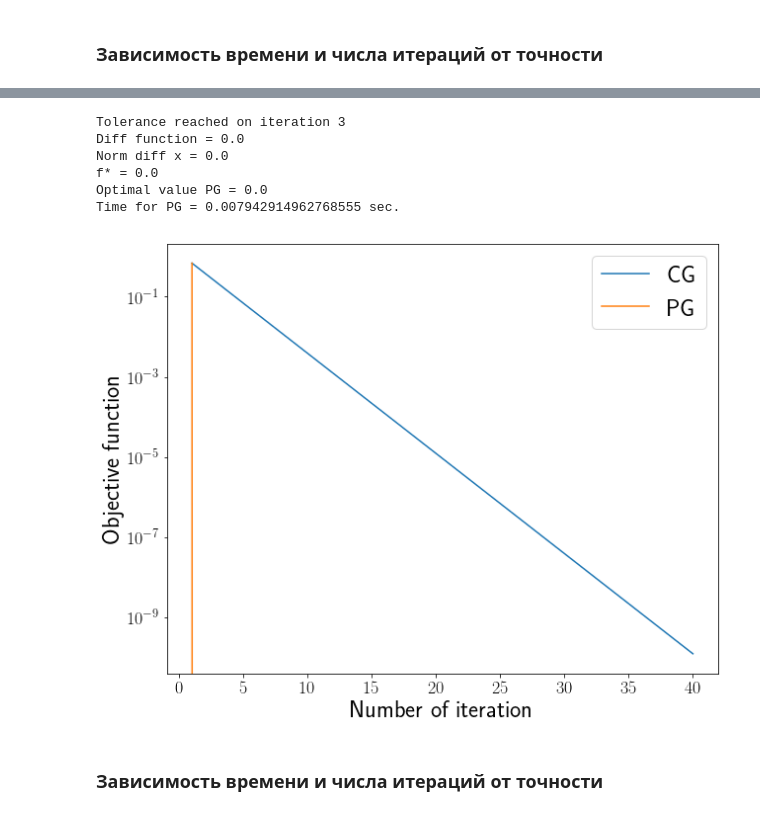
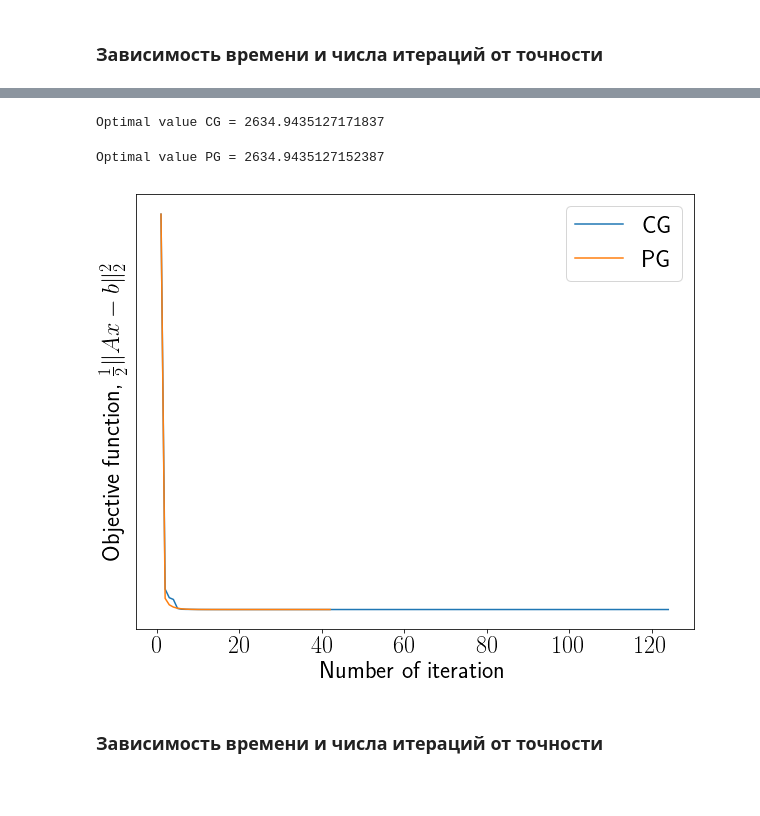
Before and after one commit to amkatrutsa/optimization_course, a Jupyter notebook: 19-SimpleStructureSet/Seminar19.ipynb, the cells around one changed output, grey strips where cells are left out. Drawn from its saved outputs; the diff is of its cells as text; code cells hidden in the pictures; blank space fills up the shorter version.

```diff
--- a/19-SimpleStructureSet/Seminar19.ipynb
+++ b/19-SimpleStructureSet/Seminar19.ipynb
@@ -390,12 +381,12 @@ time_pg = np.zeros(len(eps))
 time_cg = np.zeros(len(eps))
 iter_pg = np.zeros(len(eps))
 iter_cg = np.zeros(len(eps))
-for i, tol in enumerate(eps):
-    pg = ssopt.ProjGD(maxiter=None, tol=tol)
-    res = pg.solve(f, grad_f, projection, x0, {"A": A, "b": b, "disp": -1})
-    time_pg[i] = res["time"]
-    iter_pg[i] = res["num_iter"]
-    cg = ssopt.CondGD(maxiter=None, tol=tol)
-    res = cg.solve(f, grad_f, linsolver, x0, {"A": A, "b": b, "disp": 0})
-    time_cg[i] = res["time"]
-    iter_cg[i] = res["num_iter"]
+pg = cs.ProjectedGD(f, grad, projection)
+cg = cs.FrankWolfe(f, grad, linsolver, ss.Backtracking(rule_type="Armijo", rho=0.5, beta=0.1, init_alpha=1.))
+for i, tol in tqdm(enumerate(eps)):
+    res = %timeit -o -q pg.solve(x0=x0, tol=tol, max_iter=100000)
+    time_pg[i] = res.average
+    iter_pg[i] = len(pg.get_convergence())
+    res = %timeit -o -q cg.solve(x0=x0, tol=tol, max_iter=100000)
+    time_cg[i] = res.average
+    iter_cg[i] = len(cg.get_convergence())
@@ -435,12 +408,6 @@ myplot({"CG":eps, "PG": eps}, {"CG": iter_cg, "PG": iter_pg}, r"Accuracy, $\vare
 & x_i \geq 0
 \end{split}
 \end{equation*}
-# %%
-def f(x, p):
-    return 0.5 * x.dot(p["A"].dot(x))
-
-def grad_f(x, p):
-    return p["A"].dot(x)
 # %%
 def linsolver(gradient):
     x = np.zeros(gradient.shape[0])
@@ -509,27 +443,25 @@ Time for CG = 0.005919933319091797 sec.
-# %%
-pg = ssopt.ProjGD(maxiter=200, tol=1e-10)
-hist_pg = []
-def callback_pg(x):
-    hist_pg.append(x)
-res = pg.solve(f, grad_f, projection, x0, {"A": A, "b": b, "callback": callback_pg, "disp": 0})
-x_pg = res["x"]
-time_pg = res["time"]
-print("Optimal value PG =", f(x_pg, {"A": A, "b": b}))
-print("Time for PG =", time_pg, "sec.")
-# %% [output]
-Tolerance reached on iteration 3
-Diff function = 0.0
-Norm diff x = 0.0
-f* = 0.0
-Optimal value PG = 0.0
-Time for PG = 0.007942914962768555 sec.
+# %%
+x0 = np.random.rand(n)
+x0 = x0 / x0.sum()
+cg = cs.FrankWolfe(f, grad, linsolver, ss.Backtracking(rule_type="Armijo", rho=0.5, beta=0.1, init_alpha=1.))
+x_cg = cg.solve(x0=x0, max_iter=200, tol=1e-10)
+print("Optimal value CG =", f(x_cg))
+# %% [output]
+Optimal value CG = 2634.9435127171837
+# %%
+pg = cs.ProjectedGD(f, grad, projection)
+x_pg = pg.solve(x0=x0, max_iter=200, tol=1e-10)
+print("Optimal value PG =", f(x_pg))
+# %% [output]
+Optimal value PG = 2634.9435127152387
 # %%
-y_hist_f_cg = [f(x, {"A": A, "b": b}) for x in hist_cg]
-y_hist_f_pg = [f(x, {"A": A, "b": b}) for x in hist_pg]
+y_hist_f_cg = [f(x) for x in cg.get_convergence()]
+y_hist_f_pg = [f(x) for x in pg.get_convergence()]
 myplot({"CG": range(1, len(y_hist_f_cg) + 1), "PG": range(1, len(y_hist_f_pg) + 1)},
-       {"CG": y_hist_f_cg, "PG": y_hist_f_pg}, "Number of iteration", r"Objective function")
+       {"CG": y_hist_f_cg, "PG": y_hist_f_pg}, "Number of iteration",
+       r"Objective function, $\frac{1}{2}\|Ax - b\|^2_2$")
 # %% [output]
-[figure, old version]
+[figure, new version]
 # %% [markdown]
 ### Зависимость времени и числа итераций от точности
 # %%
```
Also changed, not shown: parts of 23 cells of this notebook, 1 other file.
